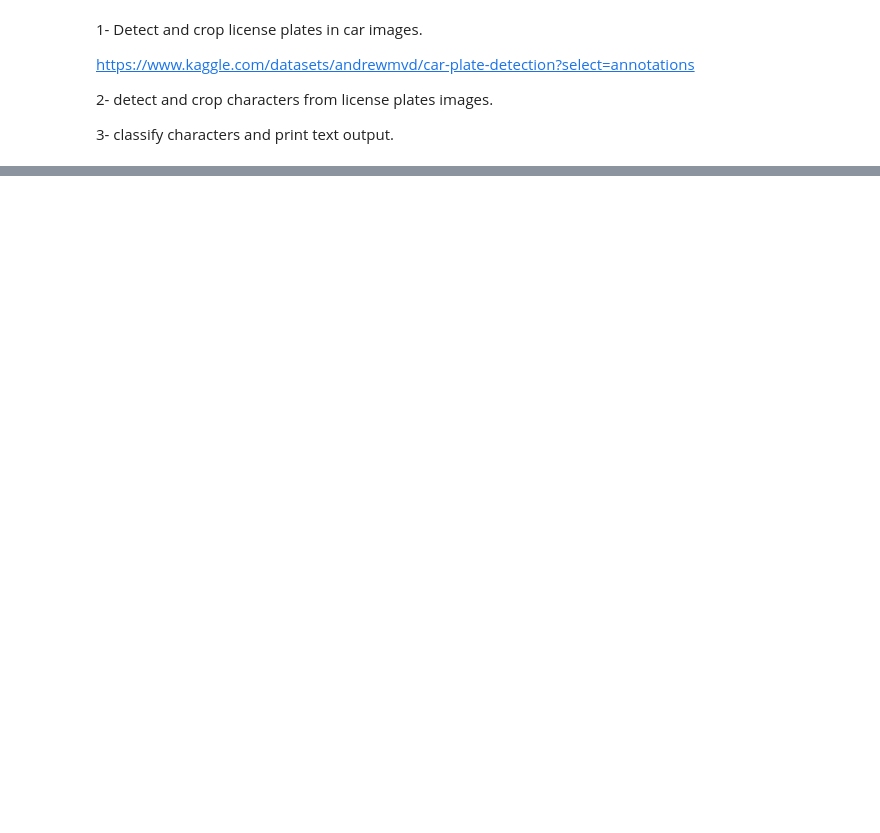
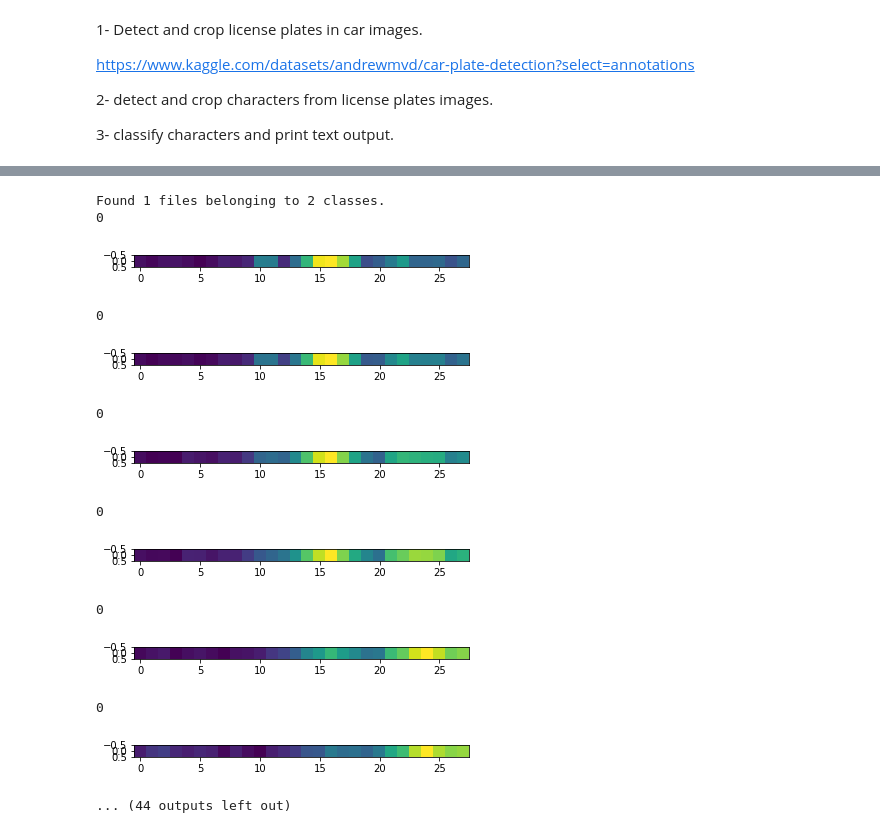
Before and after one commit to Samir-atra/license-plate-recognition, a Jupyter notebook: LPR/LPR.ipynb, the cells around one changed output, grey strips where cells are left out. Drawn from its saved outputs; the diff is of its cells as text; code cells hidden in the pictures; blank space fills up the shorter version.

```diff
--- a/LPR/LPR.ipynb
+++ b/LPR/LPR.ipynb
@@ -204,3 +247,51 @@ model.summary()
+# %%
+samp_path = pathlib.Path('/content/drive/MyDrive/imageai/LPDS/LP-detected-objects')
+
+sampl_path = tf.keras.utils.image_dataset_from_directory(
+    samp_path,
+    labels= 'inferred',
+    seed= 1,
+    batch_size=1,
+    image_size=(28, 28),
+    color_mode="grayscale",
+    shuffle=False)
+
+loading_path = pathlib.Path('/content/drive/MyDrive/RNNTest/RNNSavedModels/')
+loaded_model = tf.keras.models.load_model(loading_path, compile=True)
+
+loaded_model.compile(
+    optimizer='adam',
+    loss=tf.losses.SparseCategoricalCrossentropy(),
+    metrics=['accuracy'])
+
+sample_list = []
+for sample,label in sampl_path.take(1):
+    sample_list.append(sample)
+    continue
+
+sample_list = np.array(sample_list)
+shsample_list = sample_list.reshape(28, 1, 28)
+for sample in shsample_list:
+    predictions = loaded_model.predict(tf.expand_dims(sample, 0))
+    pred = np.argmax(predictions, axis=0)
+    print(pred[0])
+    plt.imshow(sample)
+    plt.show()
+# %% [output]
+Found 1 files belonging to 2 classes.
+0
+[figure, added]
+0
+[figure, added]
+0
+[figure, added]
+0
+[figure, added]
+0
+[figure, added]
+0
+[figure, added]
+... (44 outputs left out)
 # %%
 # with tf.device("CPU:0"):
 #     cpu_model = build_model(allow_cudnn_kernel=True)
```
Also changed, not shown: parts of 9 cells of this notebook.
